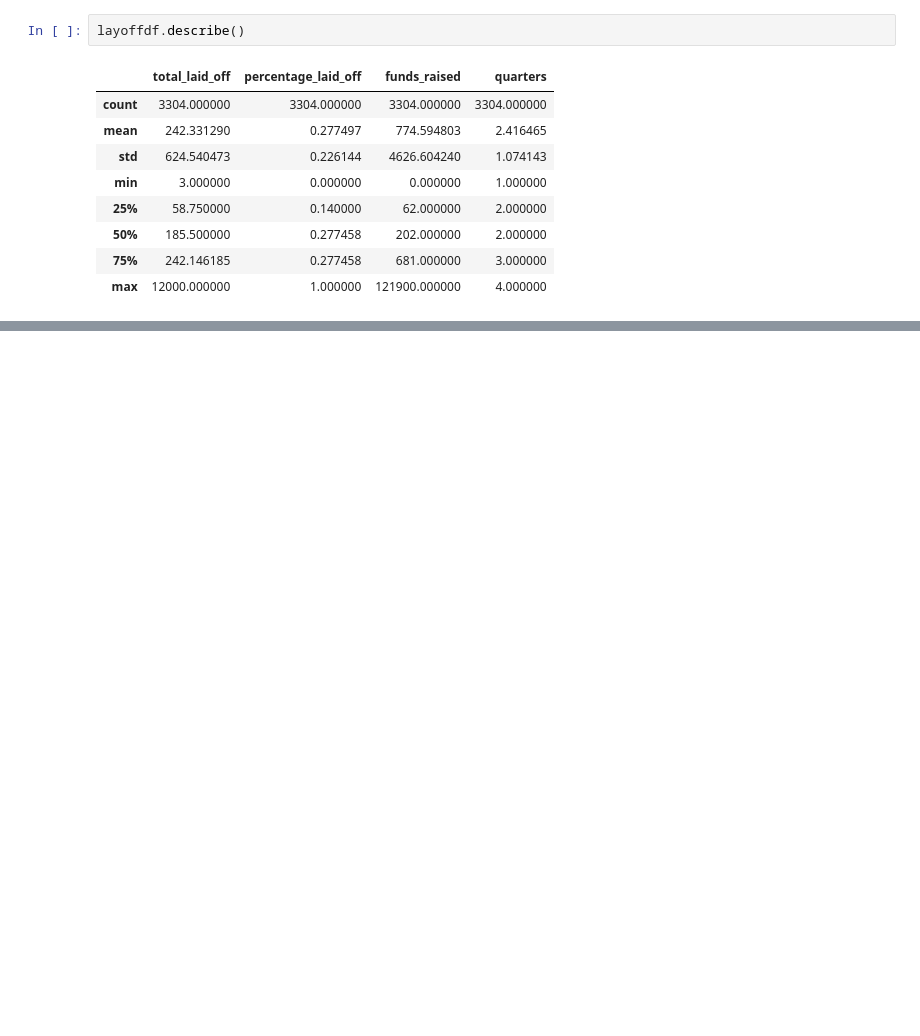
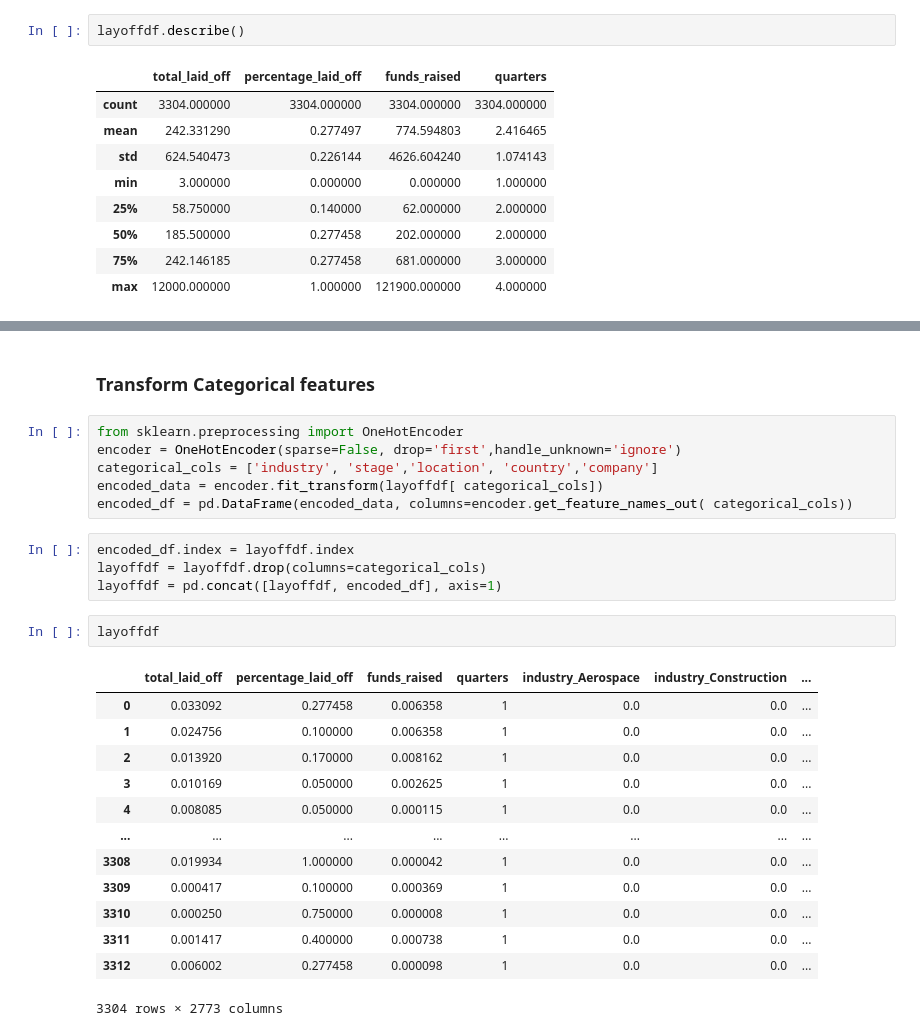
Before and after one commit to GilenW/CSE151A_FINAL_PROJECT, a Jupyter notebook: final_project.ipynb, the cells around one changed output, grey strips where cells are left out. Cells and saved outputs as stored; diff of their text form; blank space fills up the shorter version.

```diff
--- a/final_project.ipynb
+++ b/final_project.ipynb
@@ -327,0 +345,28 @@ layoffdf.describe()
+# %% [markdown]
+### Transform Categorical features
+# %%
+from sklearn.preprocessing import OneHotEncoder
+encoder = OneHotEncoder(sparse=False, drop='first',handle_unknown='ignore')
+categorical_cols = ['industry', 'stage','location', 'country','company']
+encoded_data = encoder.fit_transform(layoffdf[ categorical_cols])
+encoded_df = pd.DataFrame(encoded_data, columns=encoder.get_feature_names_out( categorical_cols))
+# %%
+encoded_df.index = layoffdf.index
+layoffdf = layoffdf.drop(columns=categorical_cols)
+layoffdf = pd.concat([layoffdf, encoded_df], axis=1)
+# %%
+layoffdf
+# %% [output]
+|  | total_laid_off | percentage_laid_off | funds_raised | quarters | industry_Aerospace | industry_Construction | ... |
+| 0 | 0.033092 | 0.277458 | 0.006358 | 1 | 0.0 | 0.0 | ... |
+| 1 | 0.024756 | 0.100000 | 0.006358 | 1 | 0.0 | 0.0 | ... |
+| 2 | 0.013920 | 0.170000 | 0.008162 | 1 | 0.0 | 0.0 | ... |
+| 3 | 0.010169 | 0.050000 | 0.002625 | 1 | 0.0 | 0.0 | ... |
+| 4 | 0.008085 | 0.050000 | 0.000115 | 1 | 0.0 | 0.0 | ... |
+| ... | ... | ... | ... | ... | ... | ... | ... |
+| 3308 | 0.019934 | 1.000000 | 0.000042 | 1 | 0.0 | 0.0 | ... |
+| 3309 | 0.000417 | 0.100000 | 0.000369 | 1 | 0.0 | 0.0 | ... |
+| 3310 | 0.000250 | 0.750000 | 0.000008 | 1 | 0.0 | 0.0 | ... |
+| 3311 | 0.001417 | 0.400000 | 0.000738 | 1 | 0.0 | 0.0 | ... |
+| 3312 | 0.006002 | 0.277458 | 0.000098 | 1 | 0.0 | 0.0 | ... |
+3304 rows × 2773 columns
```
Also changed, not shown: parts of 20 cells of this notebook.
